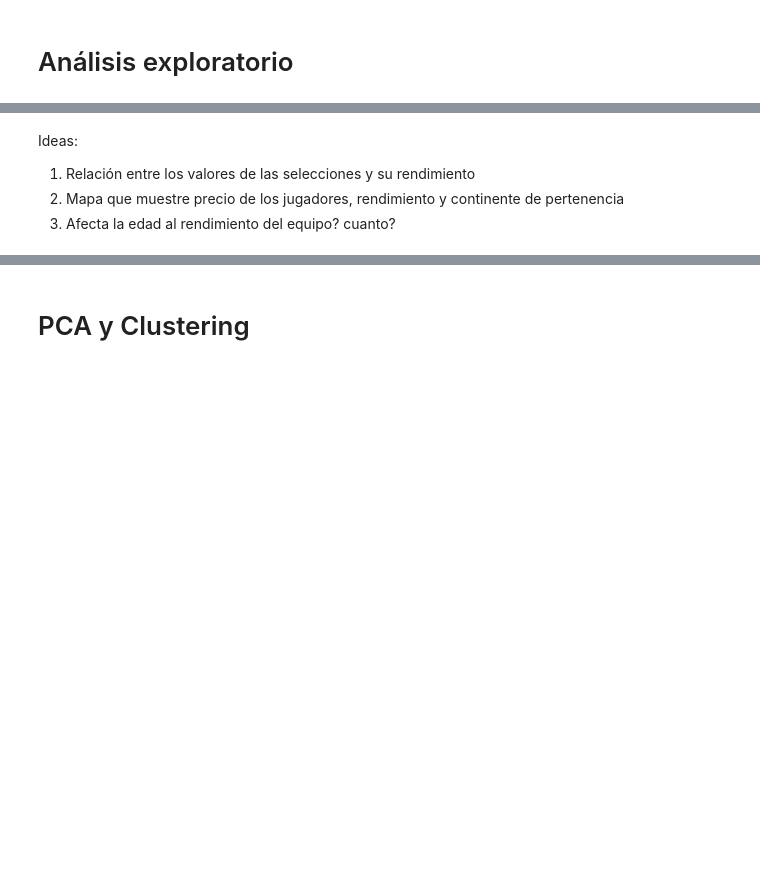
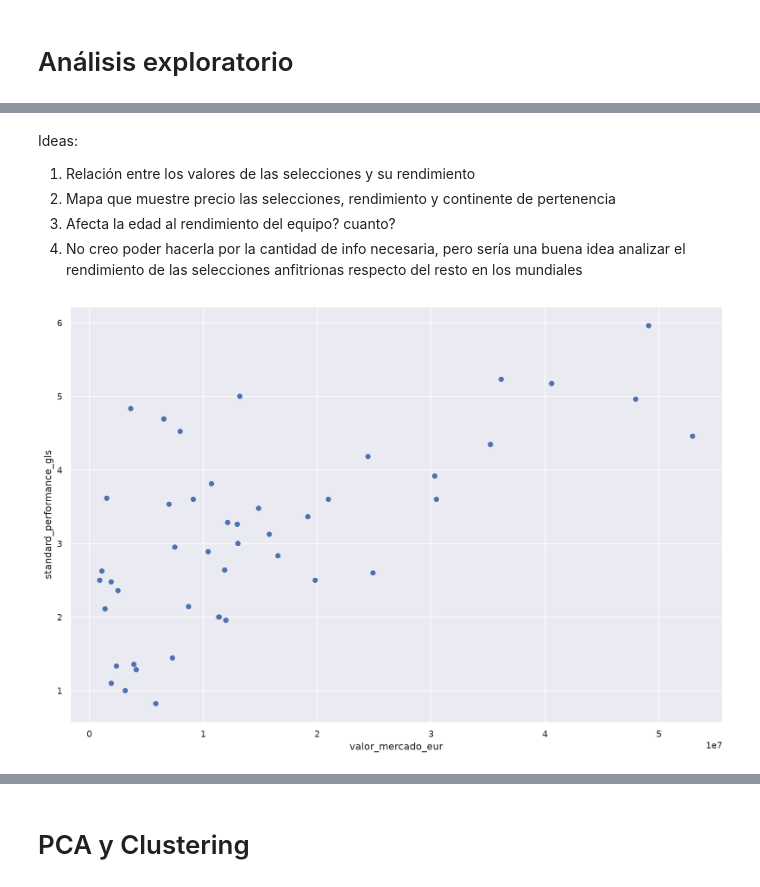
Before and after one commit to vinpalonsky/tp-labo-de-datos, a Jupyter notebook: ejercicio1.ipynb, the cells around one changed output, grey strips where cells are left out. Cells and saved outputs as stored; diff of their text form; code cells hidden in the pictures; blank space fills up the shorter version.

```diff
--- a/ejercicio1.ipynb
+++ b/ejercicio1.ipynb
@@ -358,5 +380,16 @@ df_selecciones
 # %% [markdown]
 Ideas:
 1. Relación entre los valores de las selecciones y su rendimiento
-2. Mapa que muestre precio de los jugadores, rendimiento y continente de pertenencia
+2. Mapa que muestre precio las selecciones, rendimiento y continente de pertenencia
 3. Afecta la edad al rendimiento del equipo? cuanto?
+4. No creo poder hacerla por la cantidad de info necesaria, pero sería una buena idea analizar el rendimiento de las selecciones anfitrionas respecto del resto en los mundiales
+# %%
+# Graficamos
+(
+    so.Plot(data = df_selecciones, x = "valor_mercado_eur", y = "standard_performance_gls")
+    .add(so.Dot())
+    .add(so.Text())
+    .layout(size=(12,8))
+)
+# %% [output]
+[figure, added]
```
Also changed, not shown: parts of 14 cells of this notebook, 1 other file.
